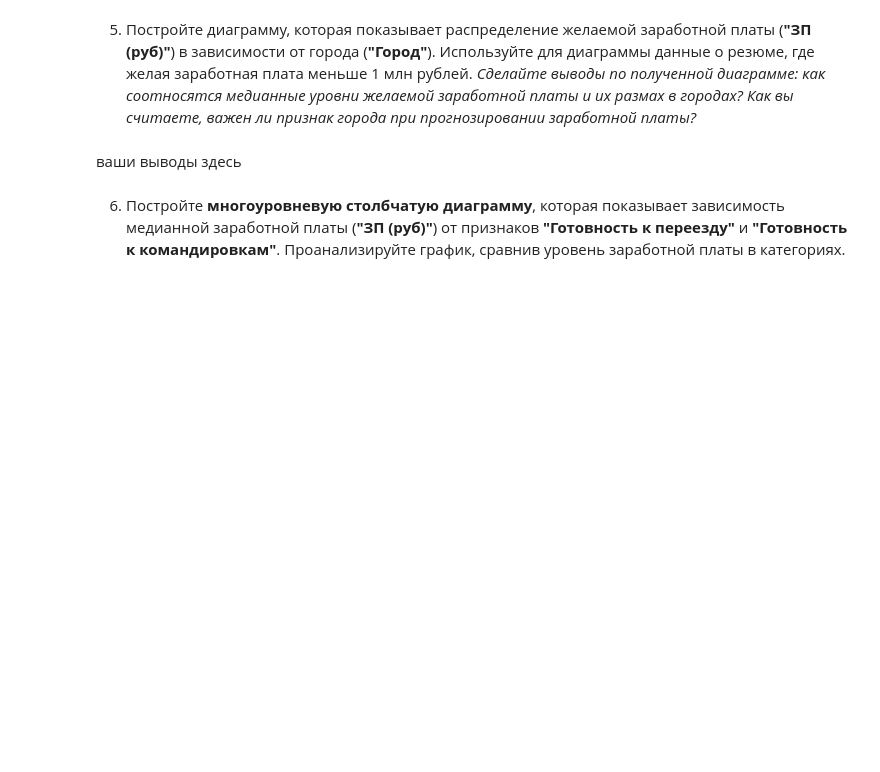
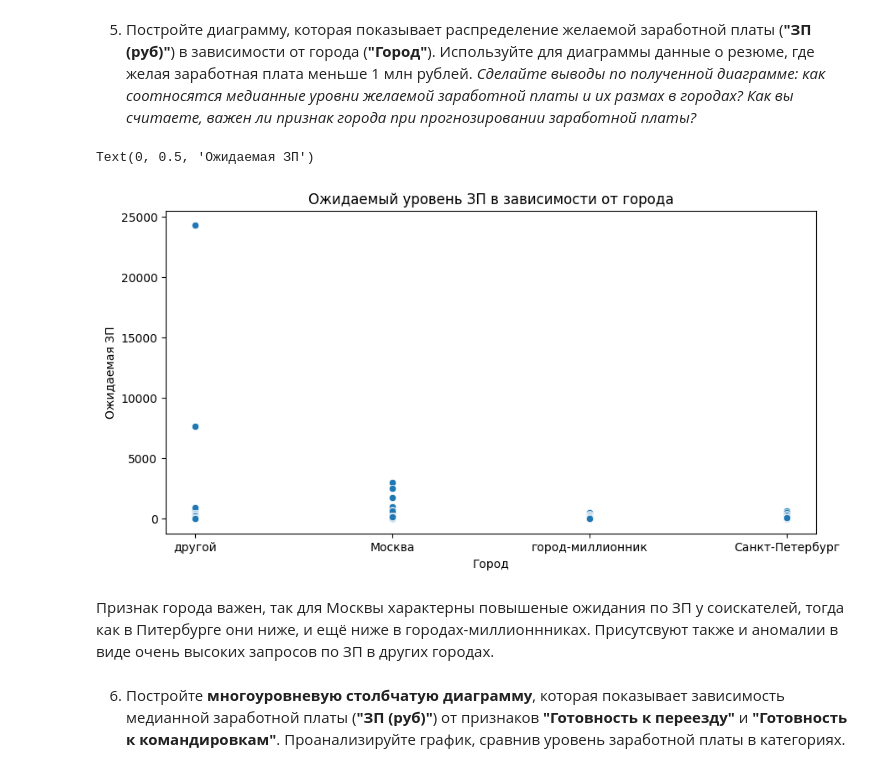
Before and after one commit to Dharmaviira/First_project_of_SF, a Jupyter notebook: Learning-DS-SF/PROJECT-1/Project-1._Ноутбук-шаблон.ipynb, the cells around one changed output. Cells and saved outputs as stored; diff of their text form; code cells hidden in the pictures; blank space fills up the shorter version.

```diff
--- a/Learning-DS-SF/PROJECT-1/Project-1._Ноутбук-шаблон.ipynb
+++ b/Learning-DS-SF/PROJECT-1/Project-1._Ноутбук-шаблон.ipynb
@@ -608,8 +603,24 @@ nan
 5. Постройте диаграмму, которая показывает распределение желаемой заработной платы (**"ЗП (руб)"**) в зависимости от города (**"Город"**). Используйте для диаграммы данные о резюме, где желая заработная плата меньше 1 млн рублей.
 *Сделайте выводы по полученной диаграмме: как соотносятся медианные уровни желаемой заработной платы и их размах в городах? Как вы считаете, важен ли признак города при прогнозировании заработной платы?*
 # %%
-# ваш код здесь
+less = hh['ЗП в рублях'] < 1000000
+
+fig = plt.figure(figsize=(10, 5))
+
+scatterplot = sns.scatterplot(
+    data=hh[less],
+    x='Город',
+    y='ЗП в рублях',
+
+);
+
+plt.title('Ожидаемый уровень ЗП в зависимости от города')
+plt.xlabel('Город')
+plt.ylabel('Ожидаемая ЗП')
+# %% [output]
+Text(0, 0.5, 'Ожидаемая ЗП')
+[figure, added]
 # %% [markdown]
-ваши выводы здесь
+Признак города важен, так для Москвы характерны повышеные ожидания по ЗП у соискателей, тогда как в Питербурге они ниже, и ещё ниже в городах-миллионнниках. Присутсвуют также и аномалии в виде очень высоких запросов по ЗП в других городах.
 # %% [markdown]
 6. Постройте **многоуровневую столбчатую диаграмму**, которая показывает зависимость медианной заработной платы (**"ЗП (руб)"**) от признаков **"Готовность к переезду"** и **"Готовность к командировкам"**. Проанализируйте график, сравнив уровень заработной платы в категориях.
```
Also changed, not shown: parts of 3 cells of this notebook, 2 other files.
